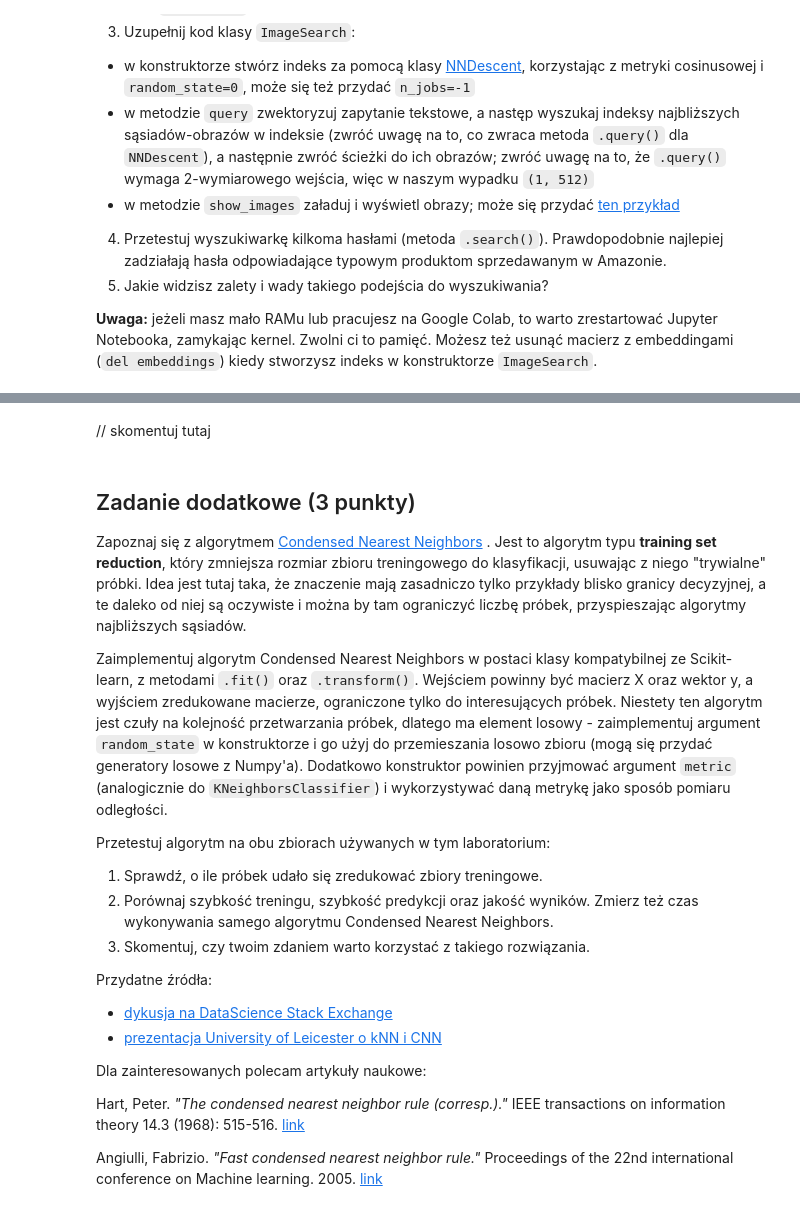
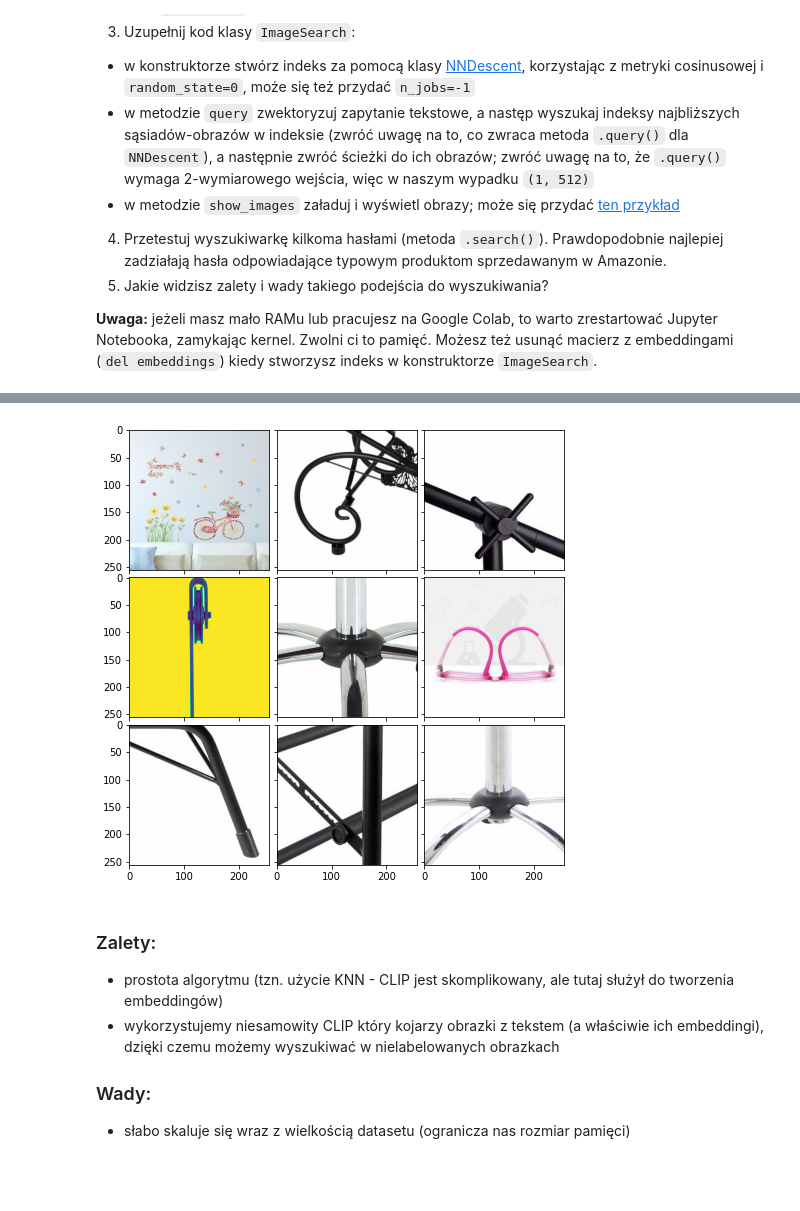
Before and after one commit to pweglik/pum, a Jupyter notebook: lab2/lab2.ipynb, the cells around one changed output, grey strips where cells are left out. Drawn from its saved outputs; the diff is of its cells as text; code cells hidden in the pictures; blank space fills up the shorter version.

```diff
--- a/lab2/lab2.ipynb
+++ b/lab2/lab2.ipynb
@@ -651,23 +788,11 @@ image_search.search("blue pillow")
-# %% [markdown]
-// skomentuj tutaj
-# %% [markdown]
-## Zadanie dodatkowe (3 punkty)
-
-Zapoznaj się z algorytmem [Condensed Nearest Neighbors](https://en.wikipedia.org/wiki/K-nearest_neighbors_algorithm#Condensed_Nearest_Neighbor_for_data_reduction) . Jest to algorytm typu **training set reduction**, który zmniejsza rozmiar zbioru treningowego do klasyfikacji, usuwając z niego "trywialne" próbki. Idea jest tutaj taka, że znaczenie mają zasadniczo tylko przykłady blisko granicy decyzyjnej, a te daleko od niej są oczywiste i można by tam ograniczyć liczbę próbek, przyspieszając algorytmy najbliższych sąsiadów.
-
-Zaimplementuj algorytm Condensed Nearest Neighbors w postaci klasy kompatybilnej ze Scikit-learn, z metodami `.fit()` oraz `.transform()`. Wejściem powinny być macierz X oraz wektor y, a wyjściem zredukowane macierze, ograniczone tylko do interesujących próbek. Niestety ten algorytm jest czuły na kolejność przetwarzania próbek, dlatego ma element losowy - zaimplementuj argument `random_state` w konstruktorze i go użyj do przemieszania losowo zbioru (mogą się przydać generatory losowe z Numpy'a). Dodatkowo konstruktor powinien przyjmować argument `metric` (analogicznie do `KNeighborsClassifier`) i wykorzystywać daną metrykę jako sposób pomiaru odległości.
-
-Przetestuj algorytm na obu zbiorach używanych w tym laboratorium:
-1. Sprawdź, o ile próbek udało się zredukować zbiory treningowe.
-3. Porównaj szybkość treningu, szybkość predykcji oraz jakość wyników. Zmierz też czas wykonywania samego algorytmu Condensed Nearest Neighbors.
-4. Skomentuj, czy twoim zdaniem warto korzystać z takiego rozwiązania.
-
-Przydatne źródła:
-- [dykusja na DataScience Stack Exchange](https://datascience.stackexchange.com/questions/47097/proper-understanding-of-condensed-nearest-neighbor)
-- [prezentacja University of Leicester o kNN i CNN](http://www.math.le.ac.uk/people/ag153/homepage/KNN/OliverKNN_Presentation.pdf)
-
-Dla zainteresowanych polecam artykuły naukowe:
-
-Hart, Peter. *"The condensed nearest neighbor rule (corresp.)."* IEEE transactions on information theory 14.3 (1968): 515-516. [link](https://citeseerx.ist.psu.edu/document?repid=rep1&type=pdf&doi=7c3771fd6829630cf450af853df728ecd8da4ab2)
-
-Angiulli, Fabrizio. *"Fast condensed nearest neighbor rule."* Proceedings of the 22nd international conference on Machine learning. 2005. [link](https://icml.cc/Conferences/2005/proceedings/papers/004_Fast_Angiulli.pdf)
+# %%
+image_search.search("bicycle")
+# %% [output]
+[figure, added]
+# %% [markdown]
+### Zalety:
+- prostota algorytmu (tzn. użycie KNN - CLIP jest skomplikowany, ale tutaj służył do tworzenia embeddingów)
+- wykorzystujemy niesamowity CLIP który kojarzy obrazki z tekstem (a właściwie ich embeddingi), dzięki czemu możemy wyszukiwać w nielabelowanych obrazkach
+
+### Wady:
+- słabo skaluje się wraz z wielkością datasetu (ogranicza nas rozmiar pamięci)
```
Also changed, not shown: parts of 21 cells of this notebook, 3 other files.
